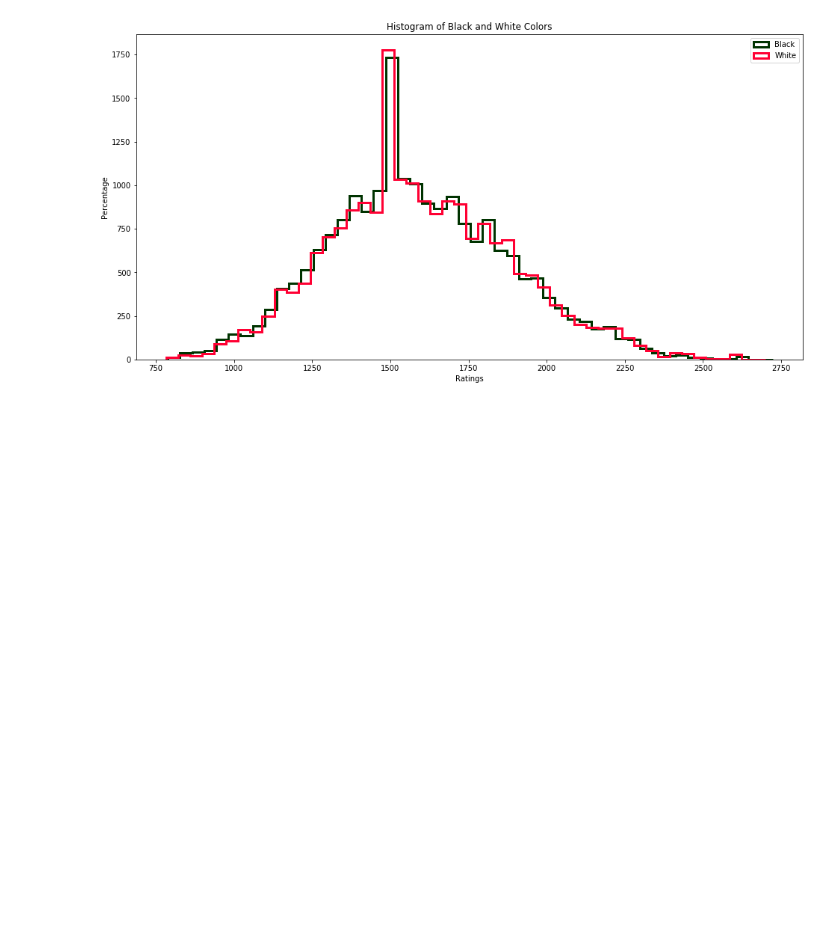
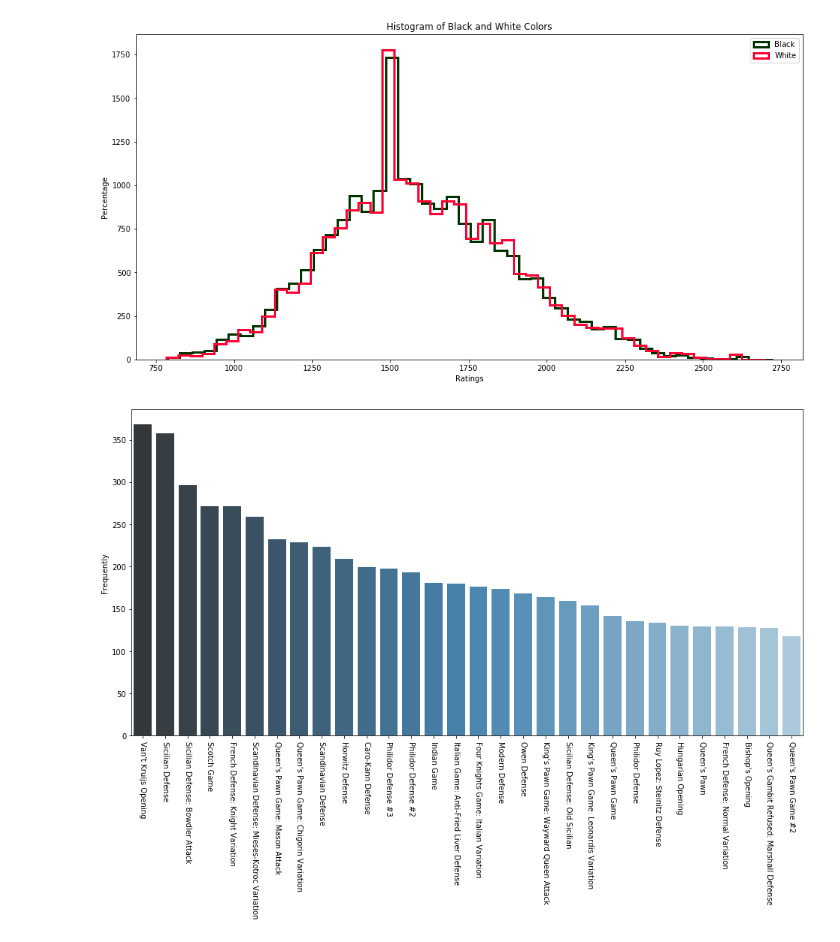
Before and after one commit to SoroushGhaderi/Lichess_Data_Analysis, a Jupyter notebook: Chess_Data_Analysis.ipynb, the cells around one changed output. Saved outputs shown, nothing was run; the diff lists cells and outputs as text; code cells hidden in the pictures; blank space fills up the shorter version.

Commit message:
plot barplot of opening

```diff
--- a/Chess_Data_Analysis.ipynb
+++ b/Chess_Data_Analysis.ipynb
@@ -94,3 +94,13 @@ plt.title("Histogram of Black and White Colors")
 plt.show()
 # %% [output]
 [figure]
+# %%
+most_frequently_opening = chess["opening_name"].value_counts().nlargest(30)
+# %%
+plt.figure(figsize= (16, 8))
+sns.barplot(x= most_frequently_opening.index, y= most_frequently_opening.values, palette="Blues_d")
+plt.xticks(rotation = -90)
+plt.ylabel("Frequently")
+plt.show()
+# %% [output]
+[figure, added]
```
